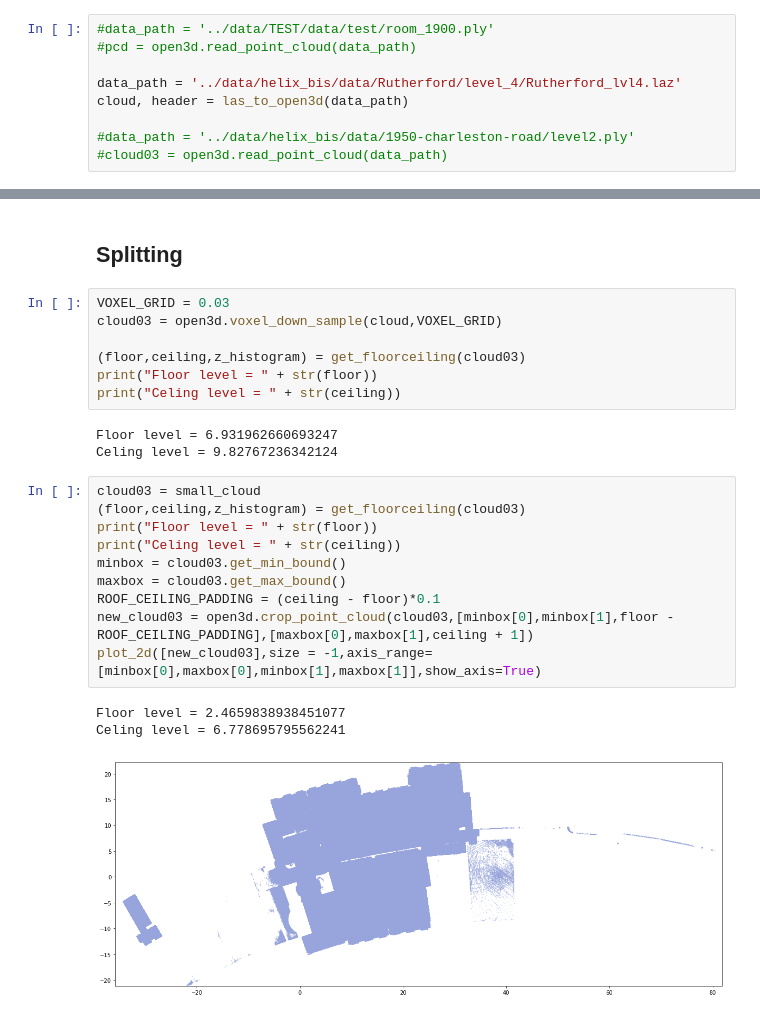
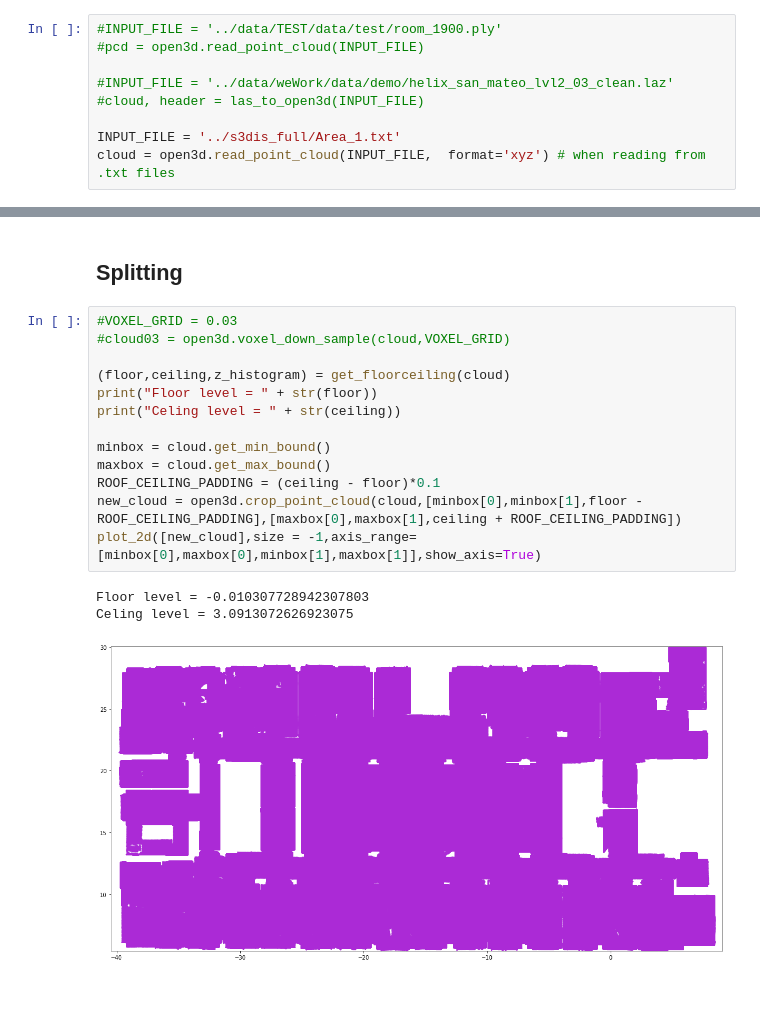
Before and after one commit to loicland/superpoint_graph, a Jupyter notebook: processing/splitting.ipynb, the cells around one changed output, grey strips where cells are left out. Drawn from its saved outputs; the diff is of its cells as text.

```diff
--- a/processing/splitting.ipynb
+++ b/processing/splitting.ipynb
@@ -118,11 +118,11 @@ def create_histogram(o3dcloud, bin_size=0.1, axis =2):
 # %% [markdown]
 ## Loading Entire Point Cloud
 # %%
-#data_path = '../data/TEST/data/test/room_1900.ply'
-#pcd = open3d.read_point_cloud(data_path)
+#INPUT_FILE = '../data/TEST/data/test/room_1900.ply'
+#pcd = open3d.read_point_cloud(INPUT_FILE)
 
-data_path = '../data/helix_bis/data/Rutherford/level_4/Rutherford_lvl4.laz'
-cloud, header = las_to_open3d(data_path)
+#INPUT_FILE = '../data/weWork/data/demo/helix_san_mateo_lvl2_03_clean.laz'
+#cloud, header = las_to_open3d(INPUT_FILE)
 
-#data_path = '../data/helix_bis/data/1950-charleston-road/level2.ply'
-#cloud03 = open3d.read_point_cloud(data_path)
+INPUT_FILE = '../s3dis_full/Area_1.txt'
+cloud = open3d.read_point_cloud(INPUT_FILE,  format='xyz') # when reading from .txt files
@@ -145,26 +142,19 @@ Use numpy.asarray() to access data.
 # %% [markdown]
 ## Splitting
 # %%
-VOXEL_GRID = 0.03
-cloud03 = open3d.voxel_down_sample(cloud,VOXEL_GRID)
+#VOXEL_GRID = 0.03
+#cloud03 = open3d.voxel_down_sample(cloud,VOXEL_GRID)
 
-(floor,ceiling,z_histogram) = get_floorceiling(cloud03)
+(floor,ceiling,z_histogram) = get_floorceiling(cloud)
 print("Floor level = " + str(floor))
 print("Celing level = " + str(ceiling))
+
+minbox = cloud.get_min_bound()
+maxbox = cloud.get_max_bound()
+ROOF_CEILING_PADDING = (ceiling - floor)*0.1
+new_cloud = open3d.crop_point_cloud(cloud,[minbox[0],minbox[1],floor - ROOF_CEILING_PADDING],[maxbox[0],maxbox[1],ceiling + ROOF_CEILING_PADDING])
+plot_2d([new_cloud],size = -1,axis_range=[minbox[0],maxbox[0],minbox[1],maxbox[1]],show_axis=True)
 # %% [output]
-Floor level = 6.931962660693247
-Celing level = 9.82767236342124
+Floor level = -0.010307728942307803
+Celing level = 3.0913072626923075
+[figure, added]
-# %%
-cloud03 = small_cloud
-(floor,ceiling,z_histogram) = get_floorceiling(cloud03)
-print("Floor level = " + str(floor))
-print("Celing level = " + str(ceiling))
-minbox = cloud03.get_min_bound()
-maxbox = cloud03.get_max_bound()
-ROOF_CEILING_PADDING = (ceiling - floor)*0.1
-new_cloud03 = open3d.crop_point_cloud(cloud03,[minbox[0],minbox[1],floor - ROOF_CEILING_PADDING],[maxbox[0],maxbox[1],ceiling + 1])
-plot_2d([new_cloud03],size = -1,axis_range=[minbox[0],maxbox[0],minbox[1],maxbox[1]],show_axis=True)
-# %% [output]
-Floor level = 2.4659838938451077
-Celing level = 6.778695795562241
-[figure, removed]
```
Also changed, not shown: parts of 14 cells of this notebook, 5 other files.
